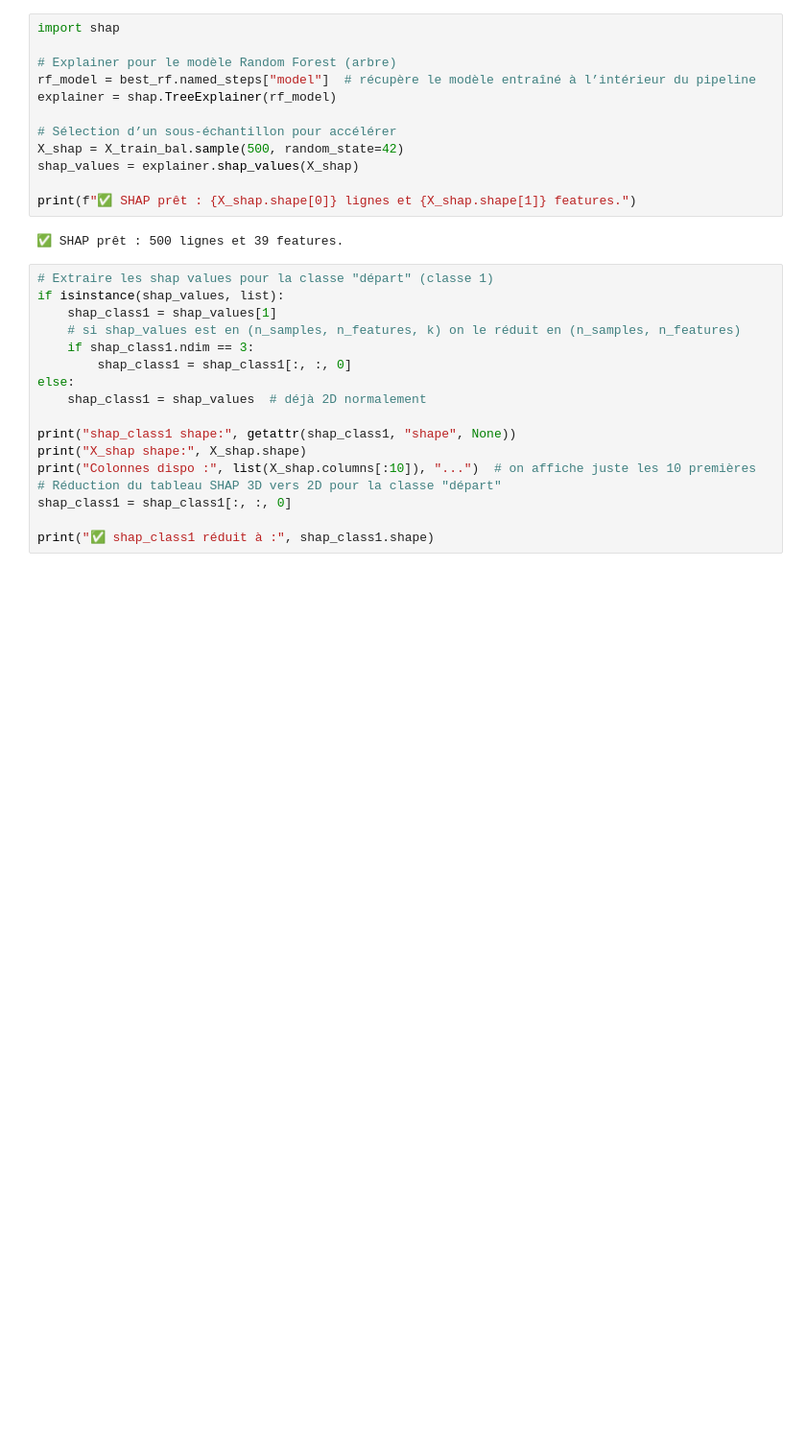
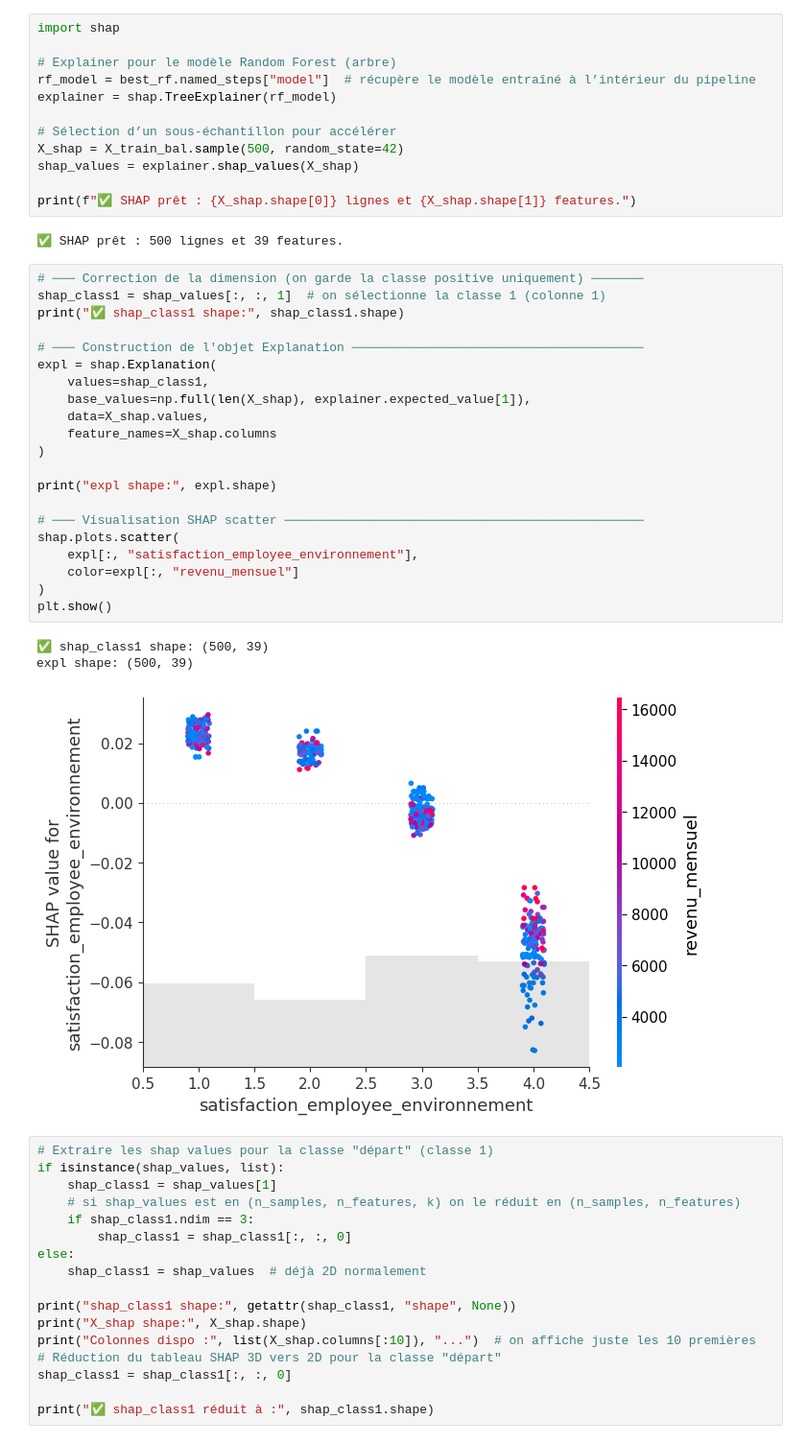
Before and after one commit to DagueG/Auto_classif_data, a Jupyter notebook: notebooks/05_modeles_optimisation.ipynb, the cells around one changed output. Shown: that part at 96% size. Cells and saved outputs as stored; diff of their text form; blank space fills up the shorter version.

```diff
--- a/notebooks/05_modeles_optimisation.ipynb
+++ b/notebooks/05_modeles_optimisation.ipynb
@@ -134,6 +134,31 @@ shap_values = explainer.shap_values(X_shap)
 print(f"✅ SHAP prêt : {X_shap.shape[0]} lignes et {X_shap.shape[1]} features.")
 # %% [output]
 ✅ SHAP prêt : 500 lignes et 39 features.
+# %%
+# ─── Correction de la dimension (on garde la classe positive uniquement) ───────
+shap_class1 = shap_values[:, :, 1]  # on sélectionne la classe 1 (colonne 1)
+print("✅ shap_class1 shape:", shap_class1.shape)
+
+# ─── Construction de l'objet Explanation ───────────────────────────────────────
+expl = shap.Explanation(
+    values=shap_class1,
+    base_values=np.full(len(X_shap), explainer.expected_value[1]),
+    data=X_shap.values,
+    feature_names=X_shap.columns
+)
+
+print("expl shape:", expl.shape)
+
+# ─── Visualisation SHAP scatter ────────────────────────────────────────────────
+shap.plots.scatter(
+    expl[:, "satisfaction_employee_environnement"],
+    color=expl[:, "revenu_mensuel"]
+)
+plt.show()
+# %% [output]
+✅ shap_class1 shape: (500, 39)
+expl shape: (500, 39)
+[figure, added]
 # %%
 # Extraire les shap values pour la classe "départ" (classe 1)
 if isinstance(shap_values, list):
```
Also changed, not shown: parts of 4 cells of this notebook, 1 other file.
